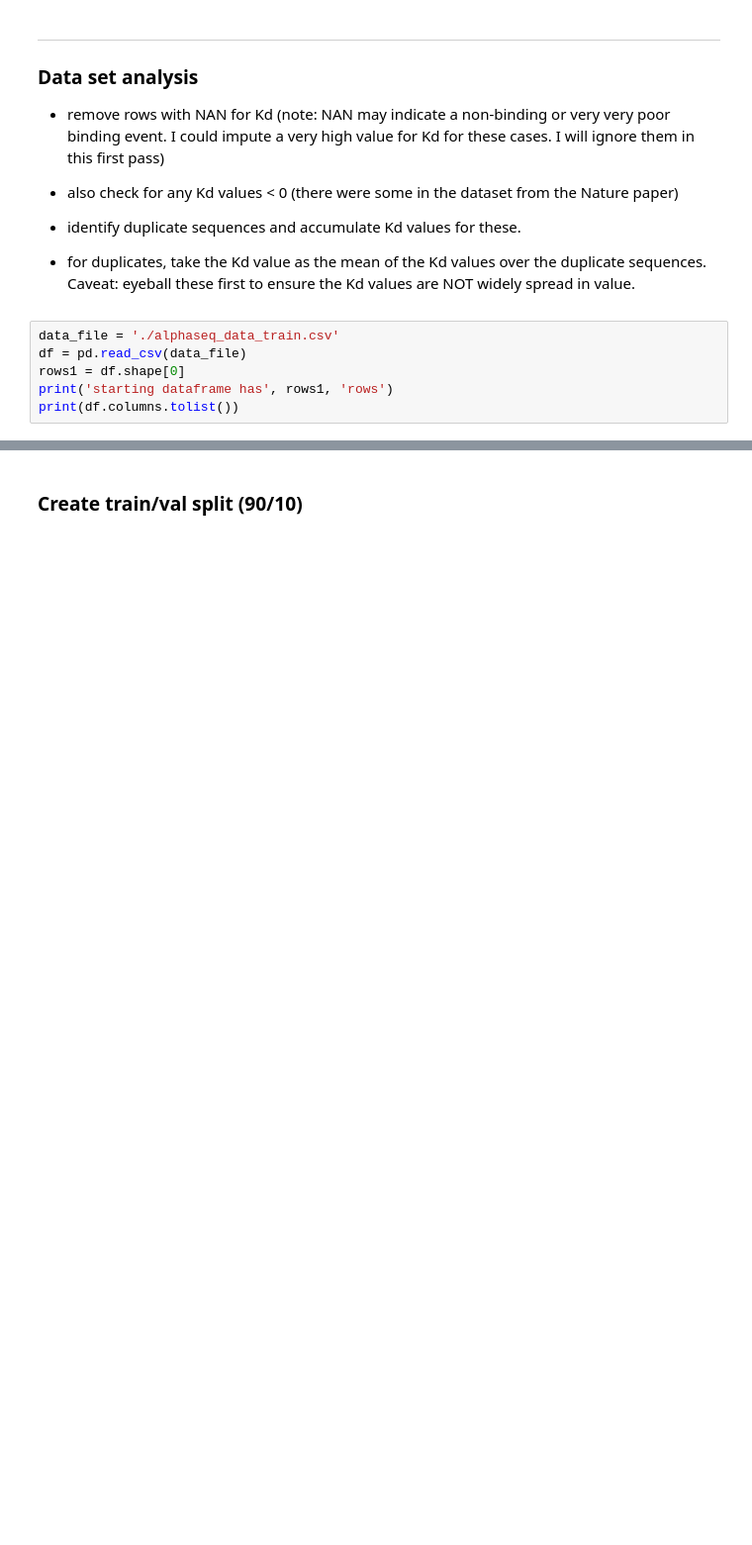
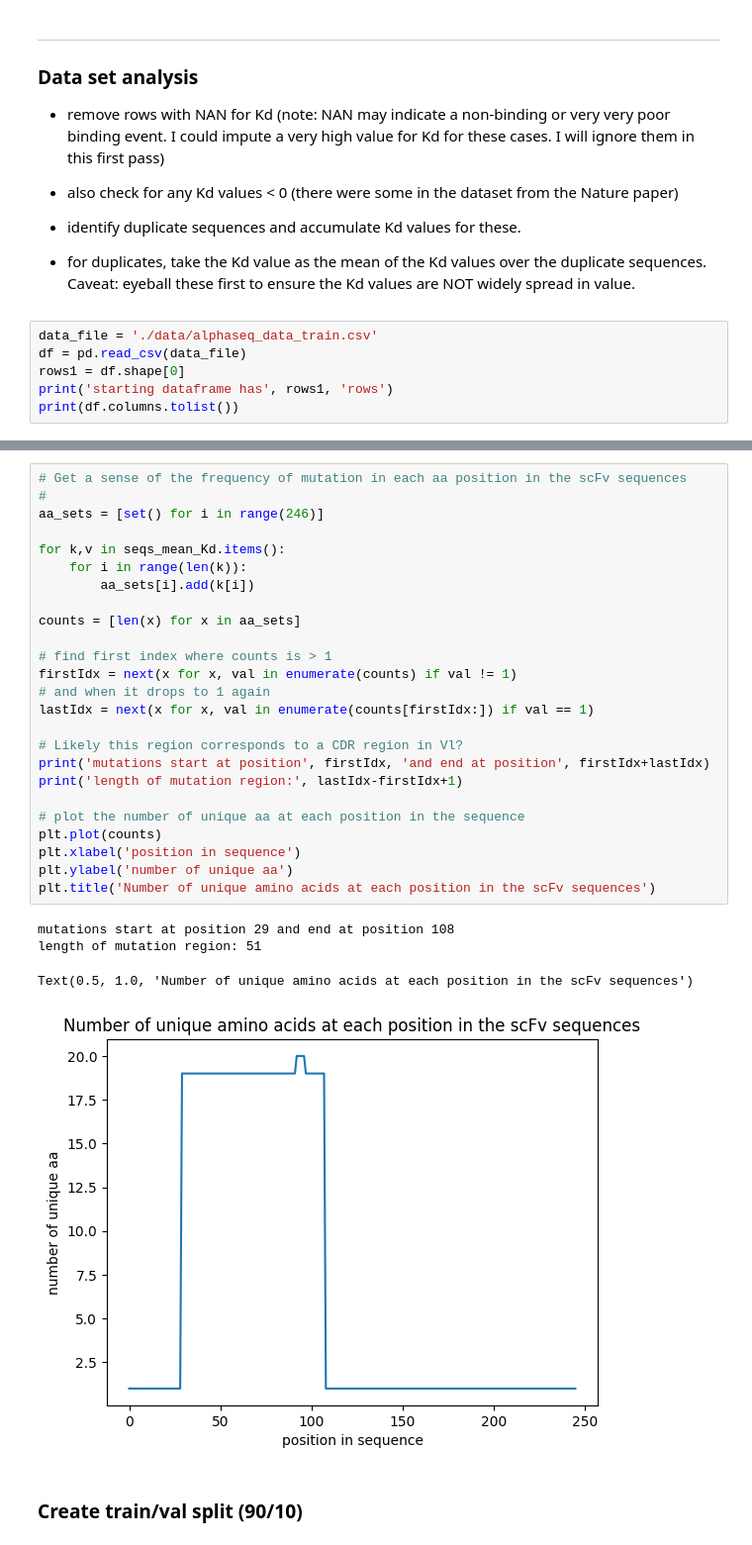
Before and after one commit to planaria158/BERT-antibody-antigen-binding-energy, a Jupyter notebook: Homework.ipynb, the cells around one changed output, grey strips where cells are left out. Shown at 99% size. Cells and saved outputs as stored; diff of their text form; blank space fills up the shorter version.

```diff
--- a/Homework.ipynb
+++ b/Homework.ipynb
@@ -44,7 +48,7 @@ import os
 * identify duplicate sequences and accumulate Kd values for these.
 * for duplicates, take the Kd value as the mean of the Kd values over the duplicate sequences.  Caveat: eyeball these first to ensure the Kd values are NOT widely spread in value.
 # %%
-data_file = './alphaseq_data_train.csv'
+data_file = './data/alphaseq_data_train.csv'
 df = pd.read_csv(data_file)
 rows1 = df.shape[0]
 print('starting dataframe has', rows1, 'rows')
@@ -104,3 +126,33 @@ plt.show()
+# %%
+# Get a sense of the frequency of mutation in each aa position in the scFv sequences
+#
+aa_sets = [set() for i in range(246)]
+
+for k,v in seqs_mean_Kd.items():
+    for i in range(len(k)):
+        aa_sets[i].add(k[i])
+
+counts = [len(x) for x in aa_sets]
+
+# find first index where counts is > 1
+firstIdx = next(x for x, val in enumerate(counts) if val != 1)
+# and when it drops to 1 again
+lastIdx = next(x for x, val in enumerate(counts[firstIdx:]) if val == 1)
+
+# Likely this region corresponds to a CDR region in Vl?
+print('mutations start at position', firstIdx, 'and end at position', firstIdx+lastIdx)
+print('length of mutation region:', lastIdx-firstIdx+1)
+
+# plot the number of unique aa at each position in the sequence
+plt.plot(counts)
+plt.xlabel('position in sequence')
+plt.ylabel('number of unique aa')
+plt.title('Number of unique amino acids at each position in the scFv sequences')
+# %% [output]
+mutations start at position 29 and end at position 108
+length of mutation region: 51
+Text(0.5, 1.0, 'Number of unique amino acids at each position in the scFv sequences')
+[figure, added]
 # %% [markdown]
 ### Create train/val split  (90/10)
 # %%
```
Also changed, not shown: parts of 11 cells of this notebook, 9 other files.
